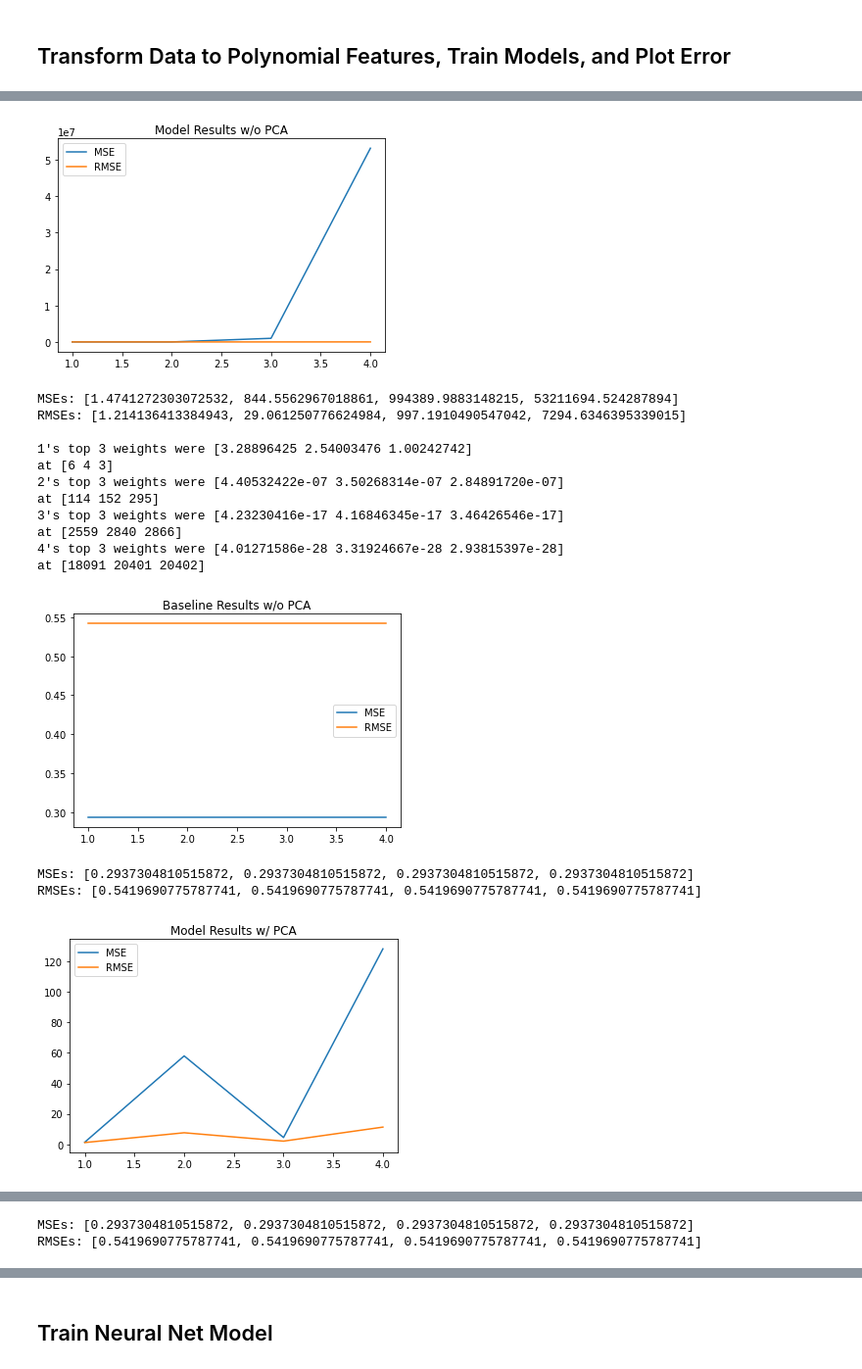
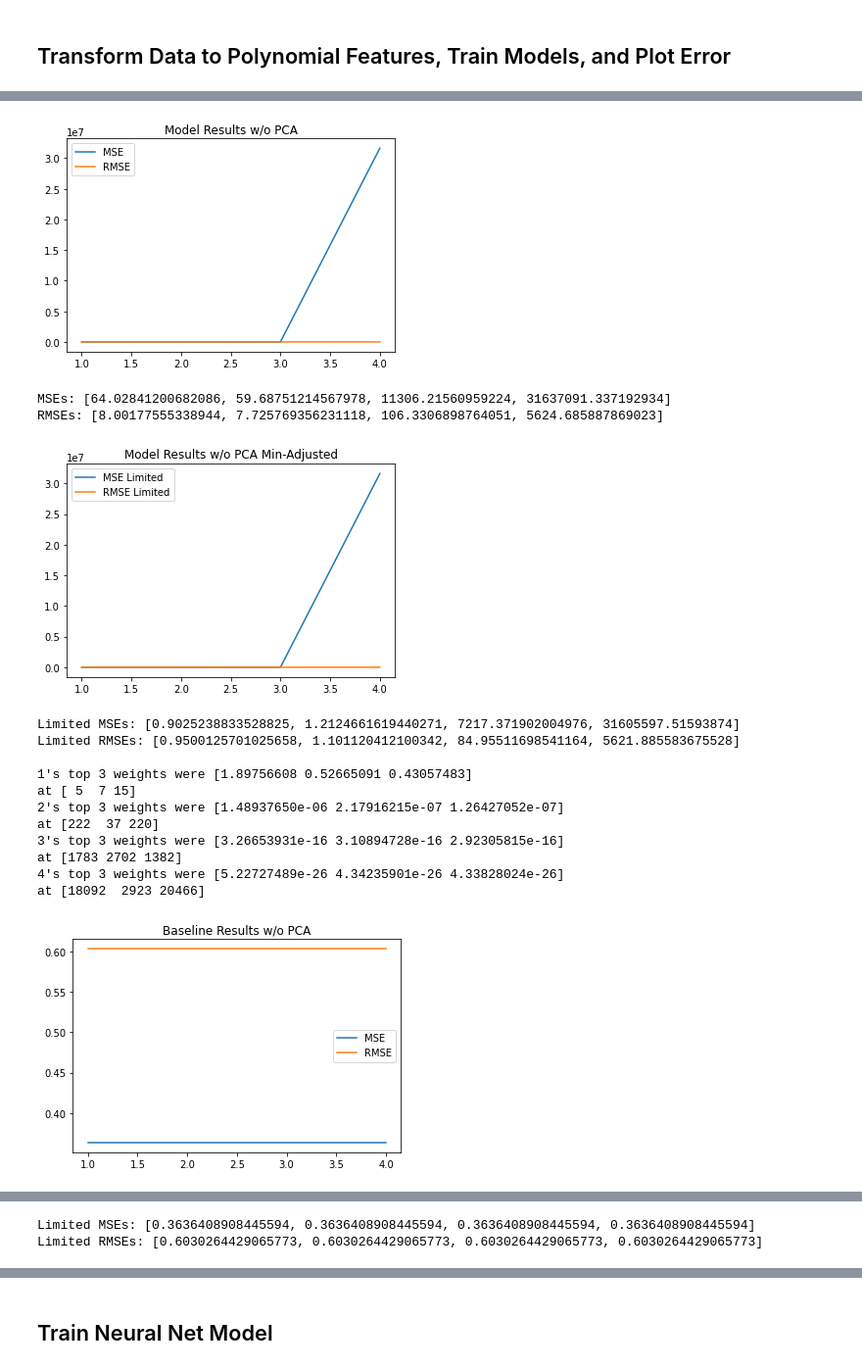
Before and after one commit to CDP99/CS-4641-Group-26, a Jupyter notebook: touchpoint2.ipynb, the cells around one changed output, grey strips where cells are left out. Shown at 98% size. Saved outputs shown, nothing was run; the diff lists cells and outputs as text; code cells hidden in the pictures.

```diff
--- a/touchpoint2.ipynb
+++ b/touchpoint2.ipynb
@@ -28,7 +28,7 @@ api = API(api_key, period='quarter', limit=None)
 tickers = api.getRandTickers(50)
 # tickers = ['AAPL', 'MSFT', 'AMZN', 'FB', 'GOOGL', 'TSLA', 'JPM', 'JNJ']
 
-X = api.getSamplesFromTickers(tickers, samplesPerTicker=100, maxTickers=50)
+X = api.getSamplesFromTickers(tickers, samplesPerTicker=20, maxTickers=50)
 Y = api.getYFromDF(X)
 # %% [output]
 Making API call request...
@@ -191,35 +189,47 @@ from sklearn.model_selection import train_test_split
 from sklearn.metrics import mean_squared_error
 from sklearn.linear_model import LinearRegression
 
+def limitDownsideTo1(arr):
+    arr[arr < -1] = -1
+    return arr
+
 def trainAndGetResults(X, baseline=False):
-    results = {'clf': [] , 'x': [], 'X_train': [], 'Y_pred': [], 'Y_test': [], 'mse': [], 'rmse': []}
+    results = {'clf': [] , 'x': [], 'X_train': [], 'Y_pred': [], 'Y_pred_ltd': [], 'Y_test': [], 'mse': [], 'mse_ltd': [], 'rmse': [], 'rmse_ltd': []}
     for i in range(1, 5):
         if not baseline:
-            print("X Shape = ")
-            print(X.shape)
+            # print("X Shape = ")
+            # print(X.shape)
             poly = PolynomialFeatures(degree=i)
             poly_features = poly.fit_transform(X)
             X_train, X_test, Y_train, Y_test = train_test_split(poly_features, Y, test_size=0.33, random_state=42)
 
             clf = LinearRegression()
-            print("Poly Shape = ")
-            print(poly_features.shape)
+            # print("Poly Shape = ")
+            # print(poly_features.shape)
             clf.fit(X_train, Y_train)
             Y_pred = clf.predict(X_test)
+            Y_pred_ltd = limitDownsideTo1(Y_pred.copy())
             results['clf'].append(clf)
             results['X_train'].append(X_train)
             results['Y_pred'].append(Y_pred)
+            results['Y_pred_ltd'].append(Y_pred_ltd)
             results['Y_test'].append(Y_test)
 
             mse = mean_squared_error(Y_test, Y_pred)
+            mse_ltd = mean_squared_error(Y_test, Y_pred_ltd)
             rmse = mean_squared_error(Y_test, Y_pred, squared=False)
+            rmse_ltd = mean_squared_error(Y_test, Y_pred_ltd, squared=False)
         else:
             mse = mean_squared_error(Y, Y_baseline)
+            mse_ltd = mean_squared_error(Y, Y_baseline)
             rmse = mean_squared_error(Y, Y_baseline, squared=False)
+            rmse_ltd = mean_squared_error(Y, Y_baseline, squared=False)
 
         results['x'].append(i)
         results['mse'].append(mse)
+        results['mse_ltd'].append(mse_ltd)
         results['rmse'].append(rmse)
+        results['rmse_ltd'].append(rmse_ltd)
     return results
 
 trueBaseResults = trainAndGetResults(X)
@@ -247,37 +314,45 @@ Poly Shape =
 # %%
 def plotResults(results, title):
     plt.title(title)
     plt.plot(results['x'], results['mse'], label = "MSE")
     plt.plot(results['x'], results['rmse'], label = "RMSE")
     plt.legend()
     plt.show()
     print("MSEs: {}".format(results['mse']))
     print("RMSEs: {}".format(results['rmse']))
+
+    plt.title(title + " Min-Adjusted")
+    plt.plot(results['x'], results['mse_ltd'], label = "MSE Limited")
+    plt.plot(results['x'], results['rmse_ltd'], label = "RMSE Limited")
+    plt.legend()
+    plt.show()
+    print("Limited MSEs: {}".format(results['mse_ltd']))
+    print("Limited RMSEs: {}".format(results['rmse_ltd']))
     print()
     for x, clf in zip(results['x'], results['clf']):
         coef = clf.coef_.ravel()
         max_3_idx = coef.argsort()[-3:][::-1]
         print("{}'s top 3 weights were {}".format(x, coef[max_3_idx]))
         print("at {}".format(max_3_idx))
 
 plotResults(trueBaseResults, "Model Results w/o PCA")
 plotResults(baselineBaseResults, "Baseline Results w/o PCA")
 plotResults(truePcResults, "Model Results w/ PCA")
 plotResults(baselinePcResults,"Baseline Results w/ PCA")
 # %% [output]
-[figure, old version]
+[figure, new version]
-MSEs: [1.4741272303072532, 844.5562967018861, 994389.9883148215, 53211694.524287894]
-RMSEs: [1.214136413384943, 29.061250776624984, 997.1910490547042, 7294.6346395339015]
-
-1's top 3 weights were [3.28896425 2.54003476 1.00242742]
-at [6 4 3]
-2's top 3 weights were [4.40532422e-07 3.50268314e-07 2.84891720e-07]
-at [114 152 295]
-3's top 3 weights were [4.23230416e-17 4.16846345e-17 3.46426546e-17]
-at [2559 2840 2866]
-4's top 3 weights were [4.01271586e-28 3.31924667e-28 2.93815397e-28]
-at [18091 20401 20402]
+MSEs: [64.02841200682086, 59.68751214567978, 11306.21560959224, 31637091.337192934]
+RMSEs: [8.00177555338944, 7.725769356231118, 106.3306898764051, 5624.685887869023]
-[figure, old version]
+[figure, new version]
-MSEs: [0.2937304810515872, 0.2937304810515872, 0.2937304810515872, 0.2937304810515872]
-RMSEs: [0.5419690775787741, 0.5419690775787741, 0.5419690775787741, 0.5419690775787741]
+Limited MSEs: [0.9025238833528825, 1.2124661619440271, 7217.371902004976, 31605597.51593874]
+Limited RMSEs: [0.9500125701025658, 1.101120412100342, 84.95511698541164, 5621.885583675528]
+
+1's top 3 weights were [1.89756608 0.52665091 0.43057483]
+at [ 5  7 15]
+2's top 3 weights were [1.48937650e-06 2.17916215e-07 1.26427052e-07]
+at [222  37 220]
+3's top 3 weights were [3.26653931e-16 3.10894728e-16 2.92305815e-16]
+at [1783 2702 1382]
+4's top 3 weights were [5.22727489e-26 4.34235901e-26 4.33828024e-26]
+at [18092  2923 20466]
-[figure, old version]
+[figure, new version]
@@ -296,2 +362,2 @@ at [  2 181 180]
-MSEs: [0.2937304810515872, 0.2937304810515872, 0.2937304810515872, 0.2937304810515872]
-RMSEs: [0.5419690775787741, 0.5419690775787741, 0.5419690775787741, 0.5419690775787741]
+Limited MSEs: [0.3636408908445594, 0.3636408908445594, 0.3636408908445594, 0.3636408908445594]
+Limited RMSEs: [0.6030264429065773, 0.6030264429065773, 0.6030264429065773, 0.6030264429065773]
```
Also changed, not shown: parts of 29 cells of this notebook, 1 other file.
